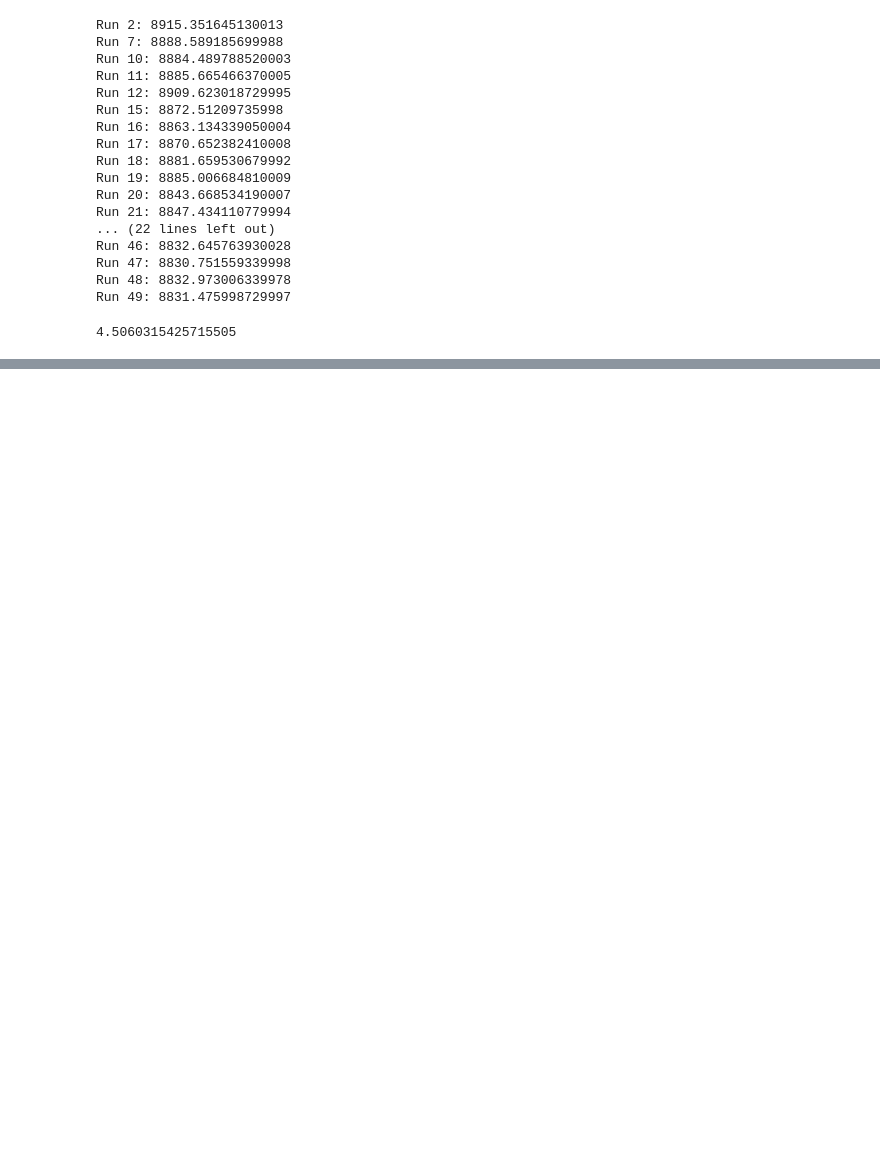
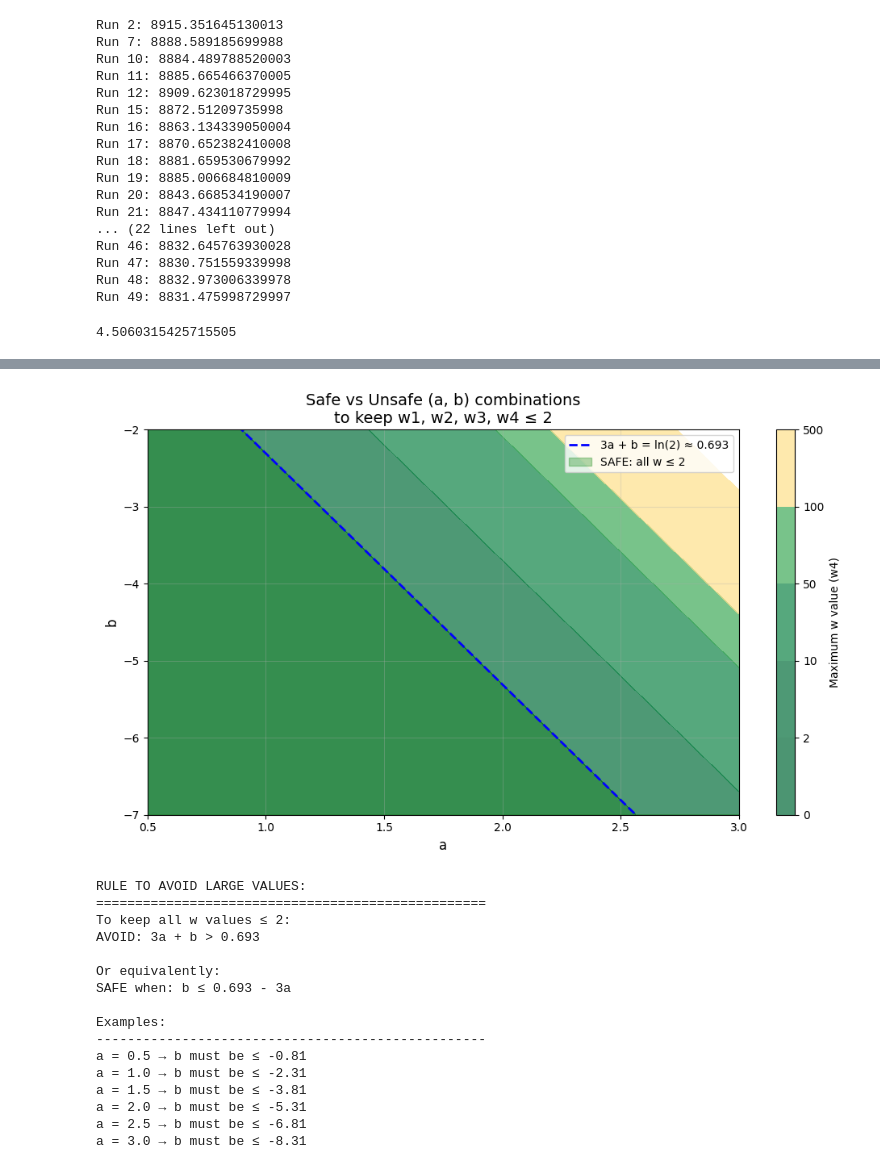
Before and after one commit to dsgiitr/SADD, a Jupyter notebook: sfd-main/try.ipynb, the cells around one changed output, grey strips where cells are left out. Drawn from its saved outputs; the diff is of its cells as text; code cells hidden in the pictures; blank space fills up the shorter version.

```diff
--- a/sfd-main/try.ipynb
+++ b/sfd-main/try.ipynb
@@ -313,0 +668,71 @@ find_fid_score("/home/cherish/SADD/sfd-main/fid.txt","00050-cifar10-4-2-dpmpp-3-
+# %%
+import numpy as np
+import matplotlib.pyplot as plt
+
+a_range = (0.5, 3)
+b_range = (-7, -2)
+
+# Create a grid of a and b values
+a_vals = np.linspace(a_range[0], a_range[1], 100)
+b_vals = np.linspace(b_range[0], b_range[1], 100)
+A, B = np.meshgrid(a_vals, b_vals)
+
+# Calculate max w value (w4) for each combination
+i_max = 3
+W_max = np.exp(i_max * A + B)
+
+# Create the plot
+plt.figure(figsize=(10, 6))
+
+# Plot contours
+contour = plt.contourf(A, B, W_max, levels=[0, 2, 10, 50, 100, 500],
+                        cmap='RdYlGn_r', alpha=0.7)
+plt.colorbar(contour, label='Maximum w value (w4)')
+
+# Add the constraint line: 3a + b = ln(2)
+constraint_b = np.log(2) - 3 * a_vals
+plt.plot(a_vals, constraint_b, 'b--', linewidth=2, label='3a + b = ln(2) ≈ 0.693')
+
+# Shade the safe region
+plt.fill_between(a_vals, constraint_b, b_range[0], alpha=0.3, color='green',
+                 label='SAFE: all w ≤ 2')
+
+plt.xlabel('a', fontsize=12)
+plt.ylabel('b', fontsize=12)
+plt.title('Safe vs Unsafe (a, b) combinations\nto keep w1, w2, w3, w4 ≤ 2', fontsize=14)
+plt.xlim(a_range)
+plt.ylim(b_range)
+plt.legend()
+plt.grid(True, alpha=0.3)
+plt.tight_layout()
+plt.show()
+
+print("RULE TO AVOID LARGE VALUES:")
+print("=" * 50)
+print("To keep all w values ≤ 2:")
+print("AVOID: 3a + b > 0.693")
+print("\nOr equivalently:")
+print("SAFE when: b ≤ 0.693 - 3a")
+print("\nExamples:")
+print("-" * 50)
+for a in [0.5, 1.0, 1.5, 2.0, 2.5, 3.0]:
+    b_max = np.log(2) - 3 * a
+    print(f"a = {a:.1f} → b must be ≤ {b_max:.2f}")
+# %% [output]
+[figure, added]
+RULE TO AVOID LARGE VALUES:
+==================================================
+To keep all w values ≤ 2:
+AVOID: 3a + b > 0.693
+
+Or equivalently:
+SAFE when: b ≤ 0.693 - 3a
+
+Examples:
+--------------------------------------------------
+a = 0.5 → b must be ≤ -0.81
+a = 1.0 → b must be ≤ -2.31
+a = 1.5 → b must be ≤ -3.81
+a = 2.0 → b must be ≤ -5.31
+a = 2.5 → b must be ≤ -6.81
+a = 3.0 → b must be ≤ -8.31
```
Also changed, not shown: parts of 15 cells of this notebook, 18 other files.
